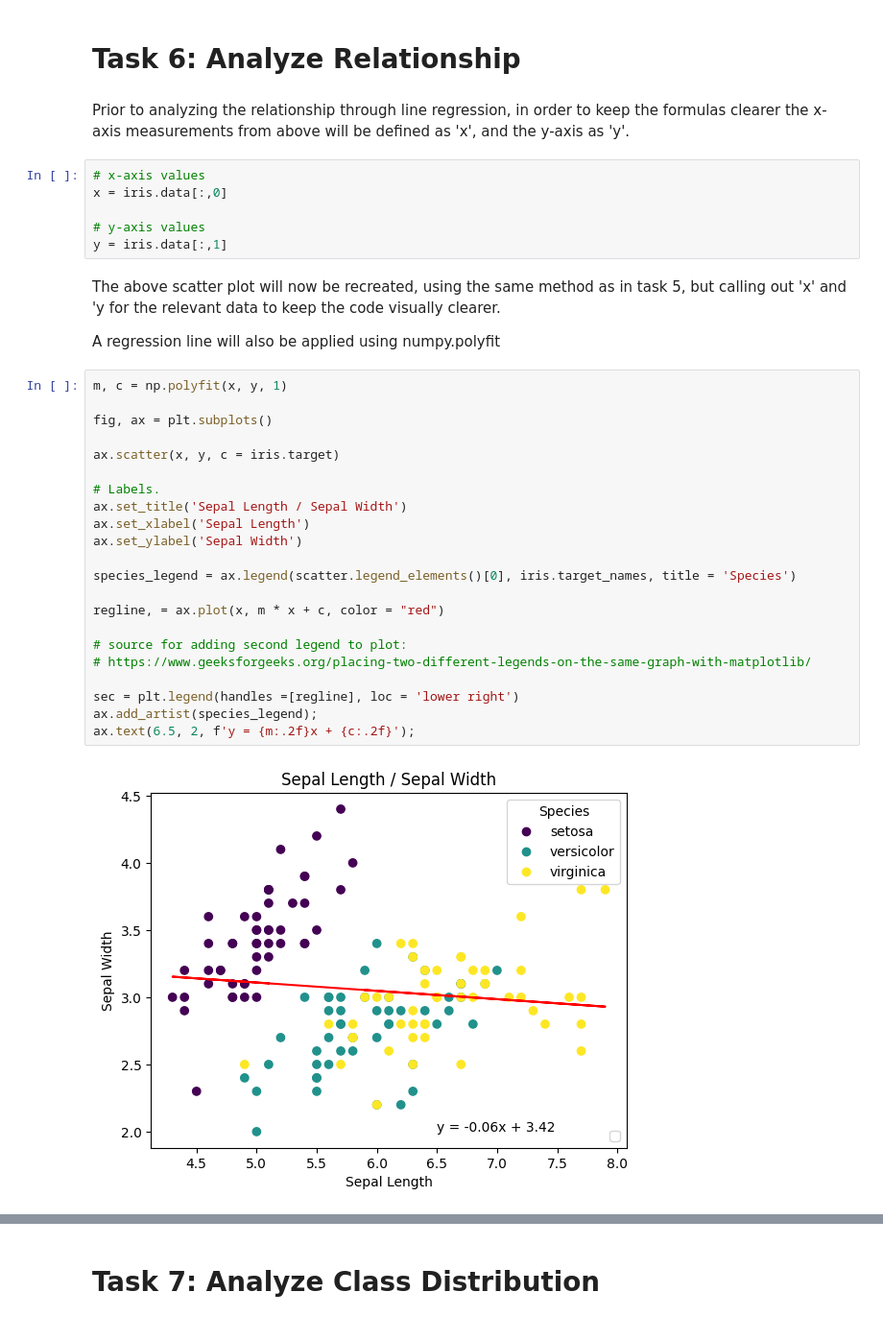
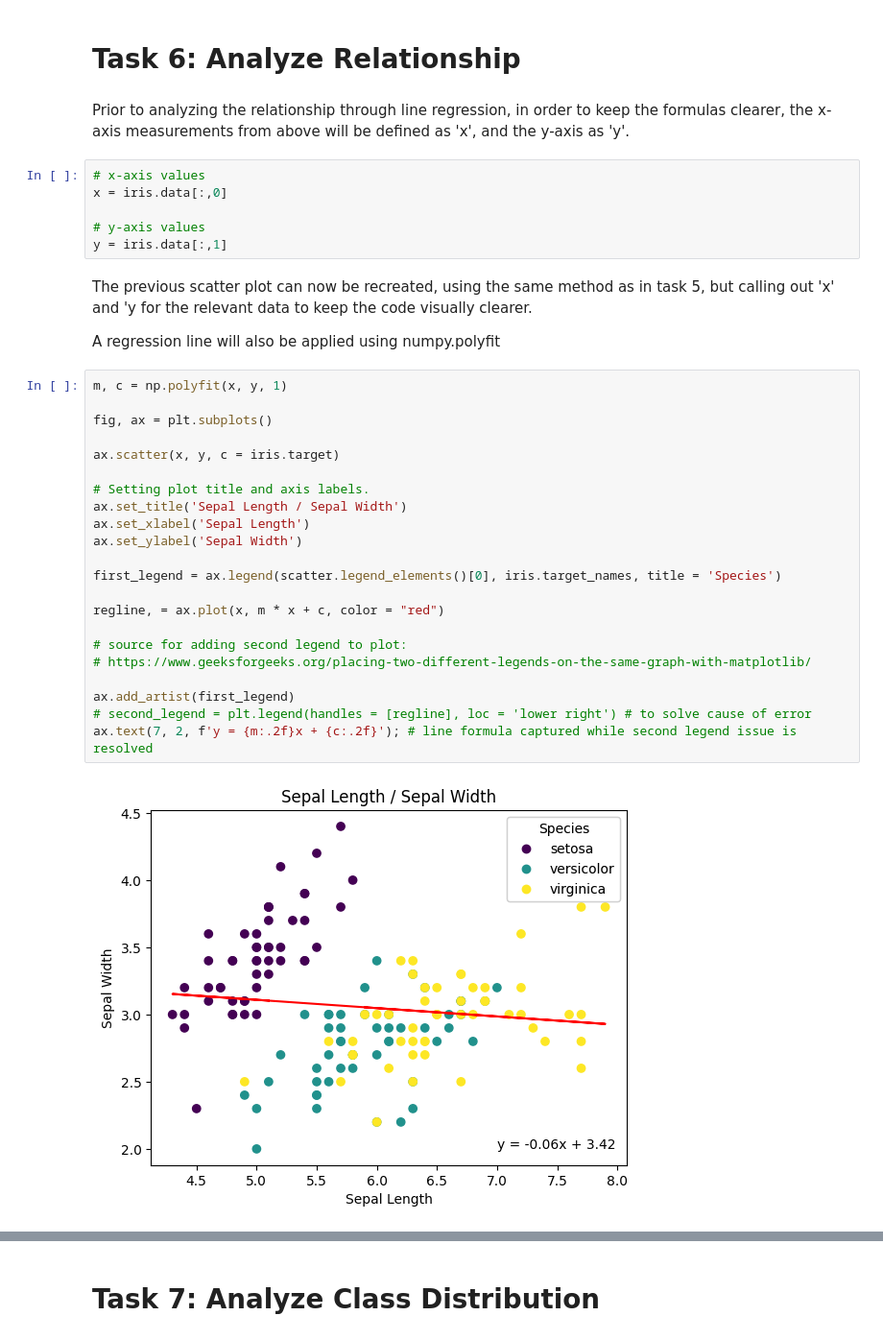
Before and after one commit to danielfinnerty/principles_of_data_analytics, a Jupyter notebook: tasks.ipynb, the cells around one changed output, grey strips where cells are left out. Shown at 96% size. Cells and saved outputs as stored; diff of their text form.

Commit message:
Updated task 6.

```diff
--- a/tasks.ipynb
+++ b/tasks.ipynb
@@ -209,7 +209,7 @@ From the above scatter plot, it can be seen that with the exception of a single
 # %% [markdown]
 # Task 6: Analyze Relationship
 # %% [markdown]
-Prior to analyzing the relationship through line regression, in order to keep the formulas clearer the x-axis measurements from above will be defined as 'x', and the y-axis as 'y'.
+Prior to analyzing the relationship through line regression, in order to keep the formulas clearer, the x-axis measurements from above will be defined as 'x', and the y-axis as 'y'.
 # %%
 # x-axis values
 x = iris.data[:,0]
@@ -217,30 +217,30 @@ x = iris.data[:,0]
 # y-axis values
 y = iris.data[:,1]
 # %% [markdown]
-The above scatter plot will now be recreated, using the same method as in task 5, but calling out 'x' and 'y for the relevant data to keep the code visually clearer.
+The previous scatter plot can now be recreated, using the same method as in task 5, but calling out 'x' and 'y for the relevant data to keep the code visually clearer.
 
 A regression line will also be applied using numpy.polyfit
 # %%
 m, c = np.polyfit(x, y, 1)
 
 fig, ax = plt.subplots()
 
 ax.scatter(x, y, c = iris.target)
 
-# Labels.
+# Setting plot title and axis labels.
 ax.set_title('Sepal Length / Sepal Width')
 ax.set_xlabel('Sepal Length')
 ax.set_ylabel('Sepal Width')
 
-species_legend = ax.legend(scatter.legend_elements()[0], iris.target_names, title = 'Species')
+first_legend = ax.legend(scatter.legend_elements()[0], iris.target_names, title = 'Species')
 
 regline, = ax.plot(x, m * x + c, color = "red")
 
 # source for adding second legend to plot:
 # https://www.geeksforgeeks.org/placing-two-different-legends-on-the-same-graph-with-matplotlib/
 
-sec = plt.legend(handles =[regline], loc = 'lower right')
-ax.add_artist(species_legend);
-ax.text(6.5, 2, f'y = {m:.2f}x + {c:.2f}');
+ax.add_artist(first_legend)
+# second_legend = plt.legend(handles = [regline], loc = 'lower right') # to solve cause of error
+ax.text(7, 2, f'y = {m:.2f}x + {c:.2f}'); # line formula captured while second legend issue is resolved
 # %% [output]
-[figure, old version]
+[figure, new version]
```
Also changed, not shown: parts of 1 cell of this notebook.
